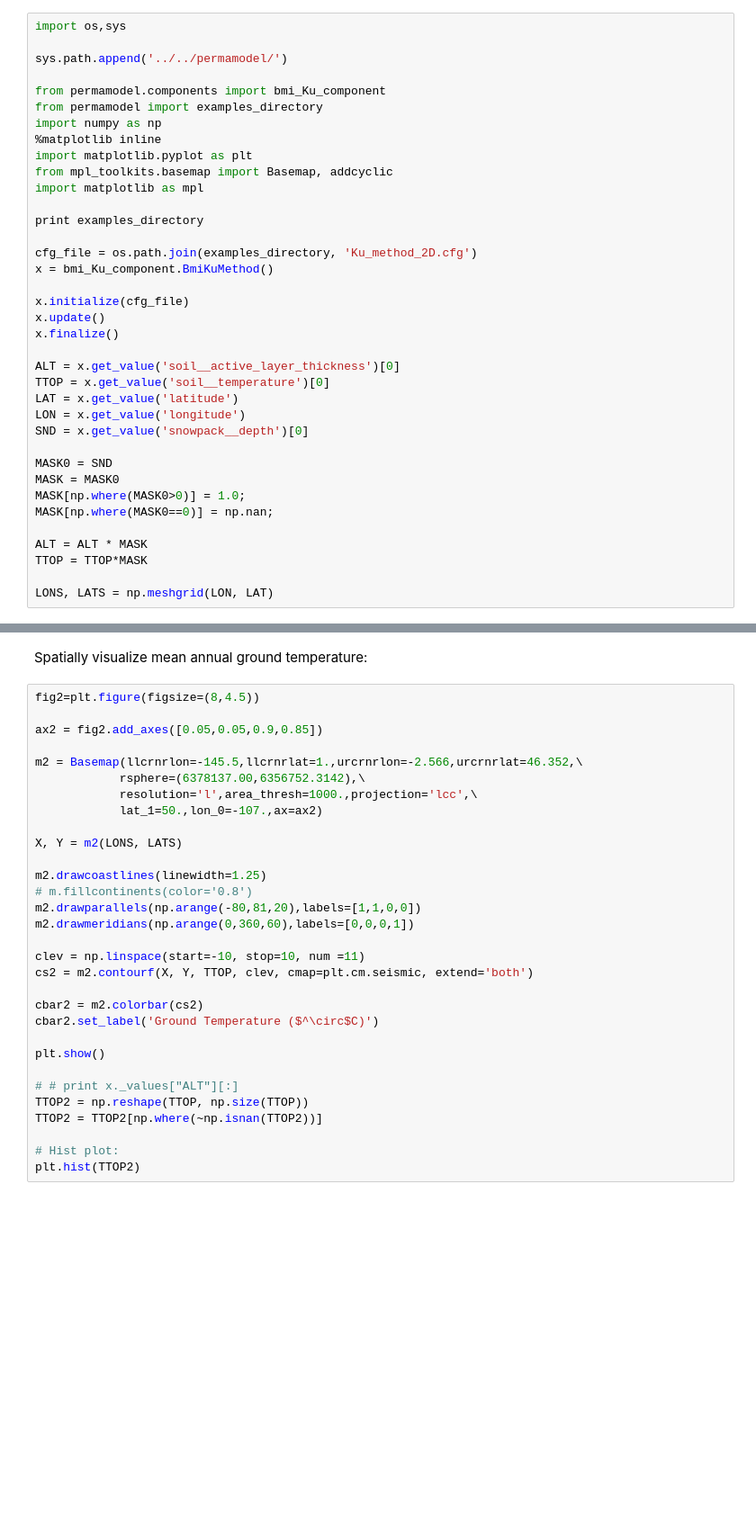
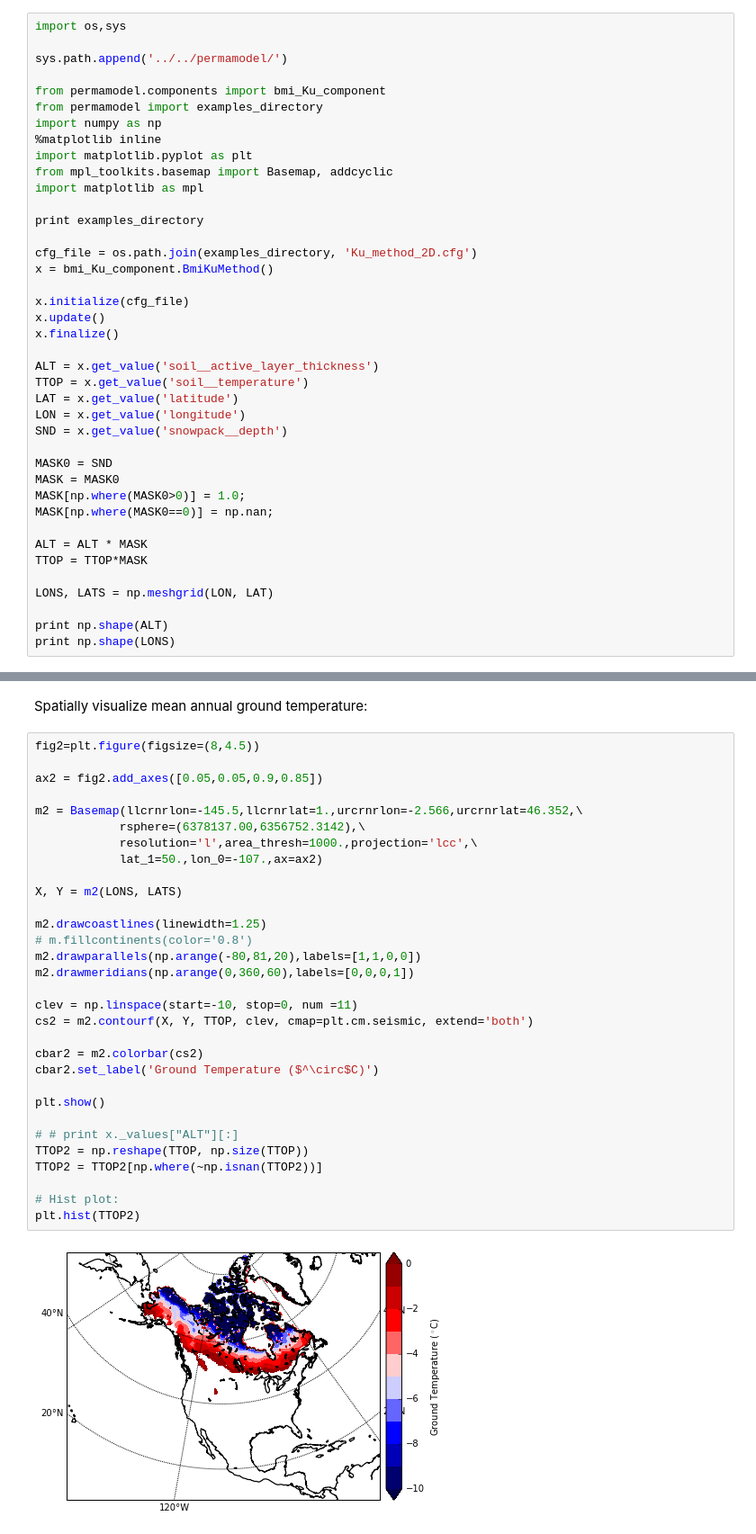
Before and after one commit to permamodel/permamodel, a Jupyter notebook: notebooks/Ku_2D.ipynb, the cells around one changed output, grey strips where cells are left out. Shown at 90% size. Saved outputs shown, nothing was run; the diff lists cells and outputs as text; blank space fills up the shorter version.

```diff
--- a/notebooks/Ku_2D.ipynb
+++ b/notebooks/Ku_2D.ipynb
@@ -30,11 +30,11 @@ x.initialize(cfg_file)
 x.update()
 x.finalize()
 
-ALT = x.get_value('soil__active_layer_thickness')[0]
-TTOP = x.get_value('soil__temperature')[0]
+ALT = x.get_value('soil__active_layer_thickness')
+TTOP = x.get_value('soil__temperature')
 LAT = x.get_value('latitude')
 LON = x.get_value('longitude')
-SND = x.get_value('snowpack__depth')[0]
+SND = x.get_value('snowpack__depth')
 
 MASK0 = SND
 MASK = MASK0
@@ -45,6 +45,9 @@ ALT = ALT * MASK
 TTOP = TTOP*MASK
 
 LONS, LATS = np.meshgrid(LON, LAT)
+
+print np.shape(ALT)
+print np.shape(LONS)
 # %% [output]
 ../../permamodel/permamodel/examples
 
@@ -104,31 +124,33 @@ Spatially visualize mean annual ground temperature:
 # %%
 fig2=plt.figure(figsize=(8,4.5))
 
 ax2 = fig2.add_axes([0.05,0.05,0.9,0.85])
 
 m2 = Basemap(llcrnrlon=-145.5,llcrnrlat=1.,urcrnrlon=-2.566,urcrnrlat=46.352,\
             rsphere=(6378137.00,6356752.3142),\
             resolution='l',area_thresh=1000.,projection='lcc',\
             lat_1=50.,lon_0=-107.,ax=ax2)
 
 X, Y = m2(LONS, LATS)
 
 m2.drawcoastlines(linewidth=1.25)
 # m.fillcontinents(color='0.8')
 m2.drawparallels(np.arange(-80,81,20),labels=[1,1,0,0])
 m2.drawmeridians(np.arange(0,360,60),labels=[0,0,0,1])
 
-clev = np.linspace(start=-10, stop=10, num =11)
+clev = np.linspace(start=-10, stop=0, num =11)
 cs2 = m2.contourf(X, Y, TTOP, clev, cmap=plt.cm.seismic, extend='both')
 
 cbar2 = m2.colorbar(cs2)
 cbar2.set_label('Ground Temperature ($^\circ$C)')
 
 plt.show()
 
 # # print x._values["ALT"][:]
 TTOP2 = np.reshape(TTOP, np.size(TTOP))
 TTOP2 = TTOP2[np.where(~np.isnan(TTOP2))]
 
 # Hist plot:
 plt.hist(TTOP2)
+# %% [output]
+[figure, added]
```
Also changed, not shown: parts of 7 cells of this notebook, 5 other files.
